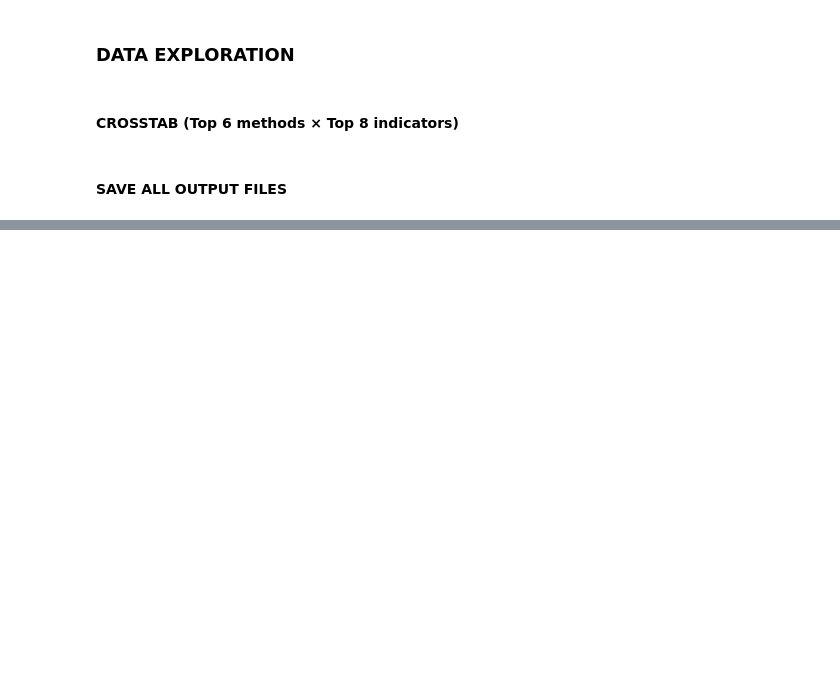
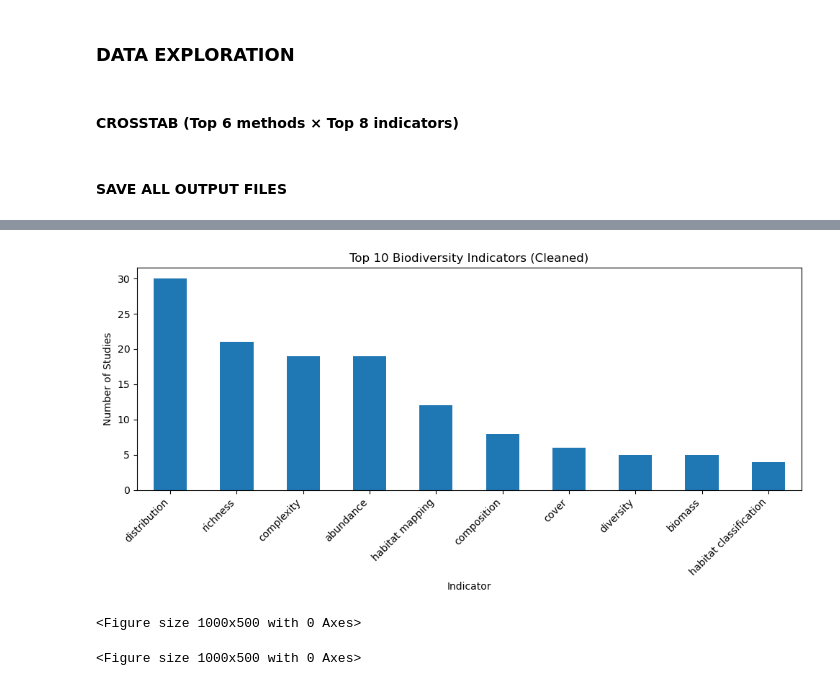
Before and after one commit to DolapoSalim/literature_syn_analysis, a Jupyter notebook: scripts/load_data.ipynb, the cells around one changed output, grey strips where cells are left out. Saved outputs shown, nothing was run; the diff lists cells and outputs as text; code cells hidden in the pictures; blank space fills up the shorter version.

```diff
--- a/scripts/load_data.ipynb
+++ b/scripts/load_data.ipynb
@@ -108,0 +123,14 @@ crosstab_top.to_csv("method_indicator_heatmap.csv")
+# %%
+plt.figure(figsize=(10, 5))
+indicator_counts.head(10).plot(kind="bar")
+plt.title("Top 10 Biodiversity Indicators (Cleaned)")
+plt.xlabel("Indicator")
+plt.ylabel("Number of Studies")
+plt.xticks(rotation=45, ha="right")
+plt.tight_layout()
+plt.show()
+plt.figure(figsize=(10, 5))
+# %% [output]
+[figure, added]
+<Figure size 1000x500 with 0 Axes>
+<Figure size 1000x500 with 0 Axes>
```
Also changed, not shown: parts of 4 cells of this notebook.
